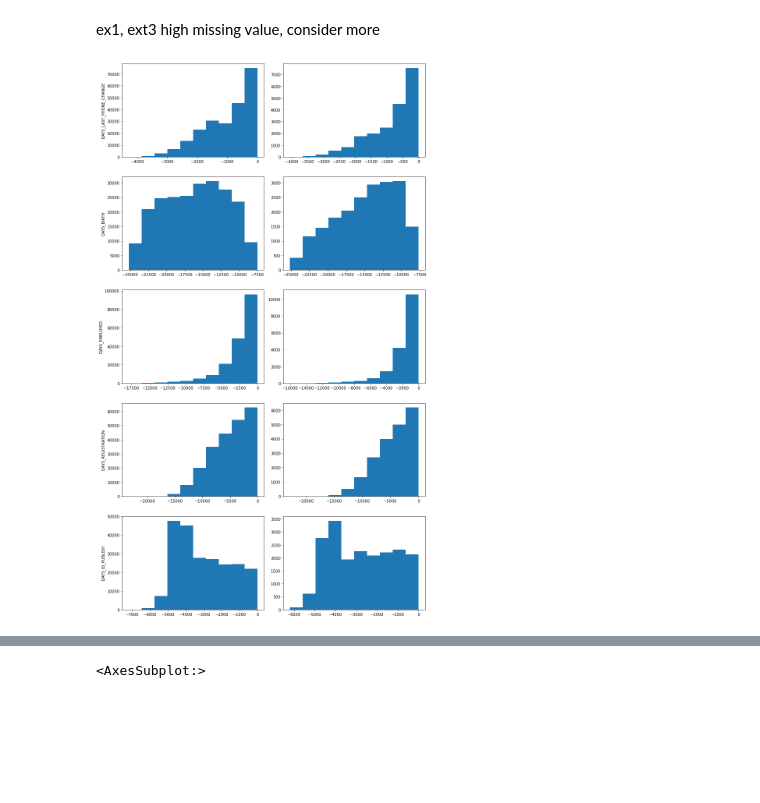
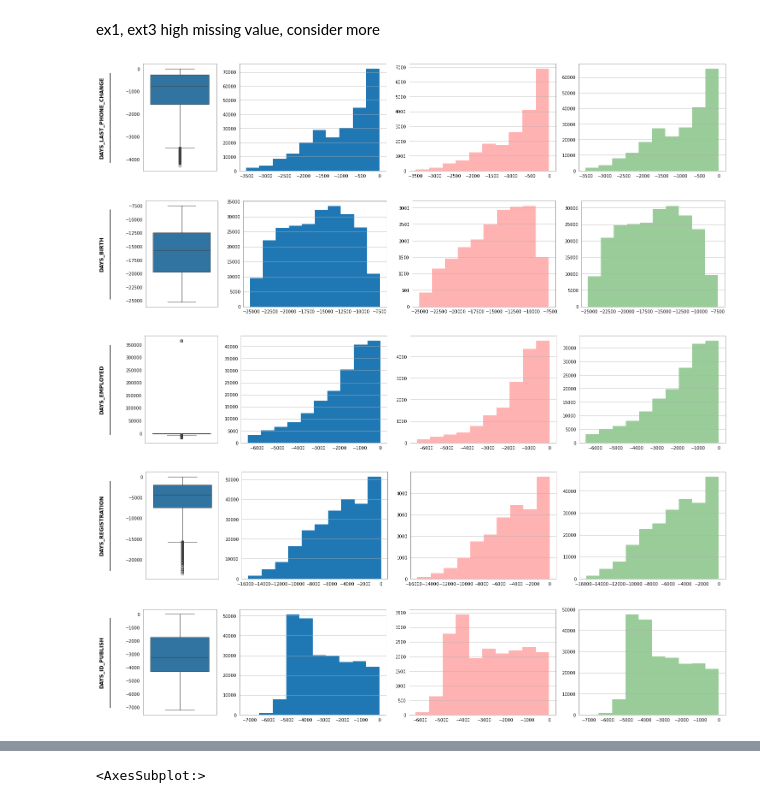
Before and after one commit to NgChi493510/Data-Preparation-Project-Group-14, a Jupyter notebook: EDA/EDA - Application Train.ipynb, the cells around one changed output, grey strips where cells are left out. Saved outputs shown, nothing was run; the diff lists cells and outputs as text; code cells hidden in the pictures; blank space fills up the shorter version.

```diff
--- a/EDA/EDA - Application Train.ipynb
+++ b/EDA/EDA - Application Train.ipynb
@@ -142,5 +155,6 @@ cols6 = ['DAYS_BIRTH','DAYS_EMPLOYED','DAYS_REGISTRATION','DAYS_ID_PUBLISH']
 # %%
 # consider whether social contact of clients have past due default more than N days
-sns.heatmap(df[cols3].corr(),annot=True,cmap = 'Greens')
-#keep 60 for genaralizing
+cols = ['OBS_30_CNT_SOCIAL_CIRCLE', 'DEF_30_CNT_SOCIAL_CIRCLE', 'OBS_60_CNT_SOCIAL_CIRCLE', 'DEF_60_CNT_SOCIAL_CIRCLE']
+for i in cols:
+    num_visual(df,i)
 # %% [output]
@@ -175,4 +206,7 @@ df.describe(include=["object", "category"])
 # %%
-df[cols4].hist(figsize=(16,8),layout=(2,3))
+cols4 = ['AMT_REQ_CREDIT_BUREAU_HOUR', 'AMT_REQ_CREDIT_BUREAU_DAY', 'AMT_REQ_CREDIT_BUREAU_WEEK',
+ 'AMT_REQ_CREDIT_BUREAU_MON', 'AMT_REQ_CREDIT_BUREAU_QRT', 'AMT_REQ_CREDIT_BUREAU_YEAR']
+for i in cols4:
+    num_visual(df,i)
 #drop from hour to qrt
 # %% [output]
@@ -205,5 +230,6 @@ df[cols5].describe()
 | 75% | 0.675074 | 6.637452e-01 | 0.669057 |
 | max | 0.951624 | 8.549997e-01 | 0.896010 |
 # %%
-df[cols5].hist(layout=(1,3),figsize=(15,4))
+for i in cols5:
+    num_visual(df,i)
 # %% [output]
@@ -215,29 +240,36 @@ array([[<AxesSubplot:title={'center':'EXT_SOURCE_1'}>,
 ex1, ext3 high missing value, consider more
 # %%
 co = ['DAYS_LAST_PHONE_CHANGE','DAYS_BIRTH','DAYS_EMPLOYED','DAYS_REGISTRATION','DAYS_ID_PUBLISH']
-f, ax = plt.subplots(5,2,figsize=(12,20))
-for i in range(5):
-    if i == 2:
-        ax[i][0].hist(df[(df["TARGET"] == 0) & (df['DAYS_EMPLOYED']<365*70)][co[i]])
-        ax[i][1].hist(df[(df["TARGET"] == 1) & (df['DAYS_EMPLOYED']<365*70)][co[i]])
-        ax[i][0].set_ylabel(co[i])
-    elif i == 1:
-        ax[i][0].hist(df[(df["TARGET"] == 0) & (df['DAYS_BIRTH']<365*70)][co[i]])
-        ax[i][1].hist(df[(df["TARGET"] == 1) & (df['DAYS_BIRTH']<365*70)][co[i]])
-        ax[i][0].set_ylabel(co[i])
-    else:
-        ax[i][0].hist(df[df["TARGET"] == 0][co[i]])
-        ax[i][1].hist(df[df["TARGET"] == 1][co[i]])
-        ax[i][0].set_ylabel(co[i])
-f.tight_layout(h_pad = 3)
+# f, ax = plt.subplots(5,2,figsize=(12,20))
+# for i in range(5):
+#     if i == 2:
+#         ax[i][0].hist(df[(df["TARGET"] == 0) & (df['DAYS_EMPLOYED']<365*70)][co[i]])
+#         ax[i][1].hist(df[(df["TARGET"] == 1) & (df['DAYS_EMPLOYED']<365*70)][co[i]])
+#         ax[i][0].set_ylabel(co[i])
+#     elif i == 1:
+#         ax[i][0].hist(df[(df["TARGET"] == 0) & (df['DAYS_BIRTH']<365*70)][co[i]])
+#         ax[i][1].hist(df[(df["TARGET"] == 1) & (df['DAYS_BIRTH']<365*70)][co[i]])
+#         ax[i][0].set_ylabel(co[i])
+#     else:
+#         ax[i][0].hist(df[df["TARGET"] == 0][co[i]])
+#         ax[i][1].hist(df[df["TARGET"] == 1][co[i]])
+#         ax[i][0].set_ylabel(co[i])
+# f.tight_layout(h_pad = 3)
 
 # the last plot has no outliner
 # negative days, outliner
 # (df[df['DAYS_EMPLOYED']<(365*70)]['DAYS_EMPLOYED']/365).hist()
 # visual of distribution of these feature at both target given
 # the same shape may be dont have much infomation except 'DAY_BIRTH'
+
+for i in co:
+    num_visual(df,i)
 # %% [output]
-[figure, old version]
+[figure, new version]
+[figure, added]
+[figure, added]
+[figure, added]
+[figure, added]
 # %%
 # contact
 cols1= ['FLAG_MOBIL','FLAG_EMP_PHONE','FLAG_WORK_PHONE','FLAG_CONT_MOBILE','FLAG_PHONE','FLAG_EMAIL']
```
Also changed, not shown: parts of 23 cells of this notebook.
